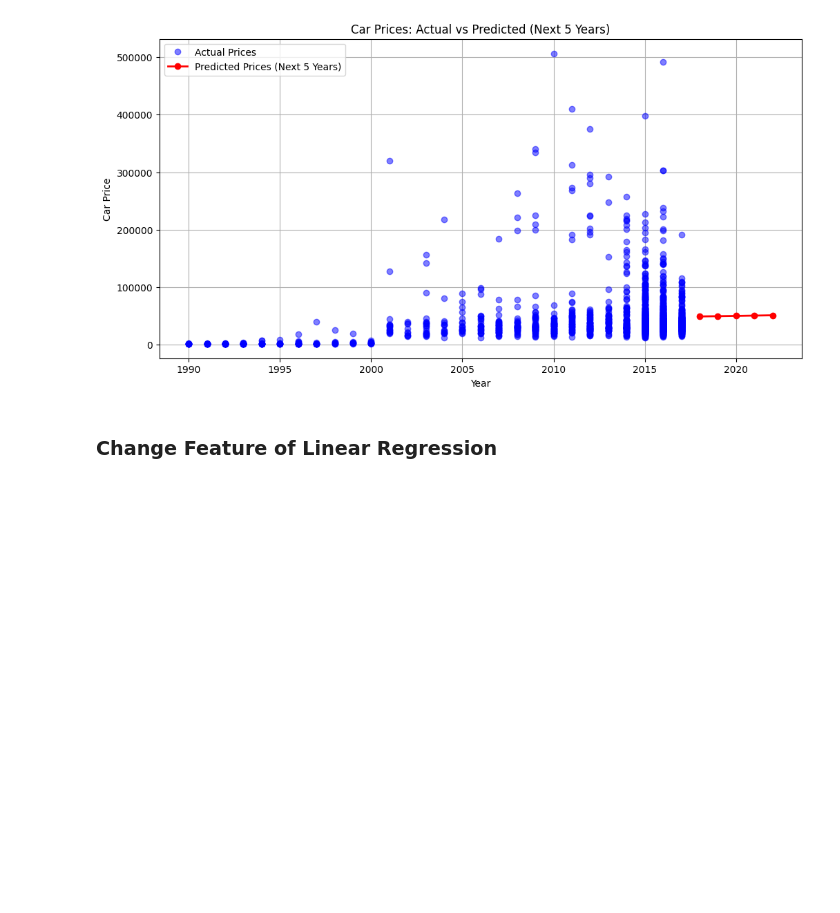
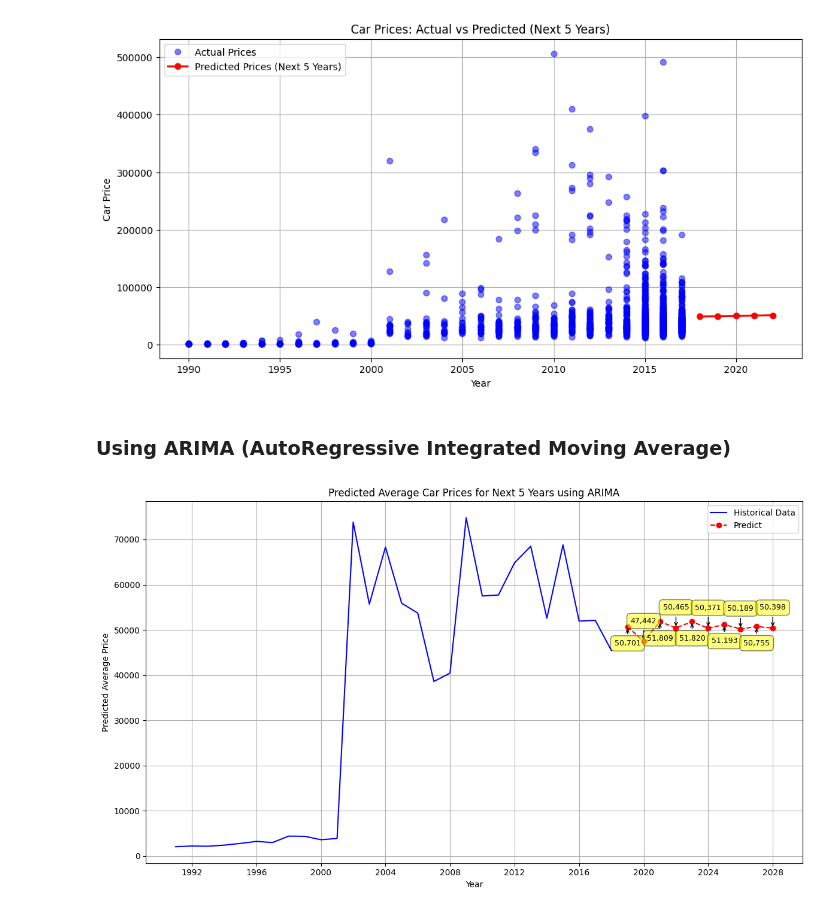
Before and after one commit to MukhlisMaulanaA/data-analytics-python, a Jupyter notebook: car-price.ipynb, the cells around one changed output. Saved outputs shown, nothing was run; the diff lists cells and outputs as text; code cells hidden in the pictures; blank space fills up the shorter version.

Commit message:
update: using ARIMA algorithm

```diff
--- a/car-price.ipynb
+++ b/car-price.ipynb
@@ -326,5 +326,3 @@ plt.grid(True)
 plt.show()
 # %% [output]
 [figure]
-# %% [markdown]
-### Change Feature of Linear Regression
@@ -359,0 +329,52 @@ print(f'R-squared: {r2}')
+# %% [markdown]
+### Using ARIMA (AutoRegressive Integrated Moving Average)
+# %%
+# Change dtype object to datetime %Y
+df_cleanup['year'] = pd.to_datetime(df_cleanup['year'], format='%Y')
+
+# Pilih data harga mobil dan urutkan berdasarkan tahun
+data = df_cleanup[['year', 'price']].sort_values(by='year')
+
+# Set 'year' sebagai indeks dan konversi ke format time series
+data.set_index('year', inplace=True)
+
+# Jika data memiliki interval waktu yang tidak konsisten, resample data
+data = data.resample('A').mean()  # 'A' untuk tahun
+
+# Fit model ARIMA
+model = ARIMA(data, order=(5, 1, 0))  # Order (p, d, q) dapat disesuaikan
+model_fit = model.fit()
+
+# Buat prediksi untuk 5 tahun ke depan
+forecast = model_fit.forecast(steps=10)
+
+# Buat list tahun masa depan
+future_years = [data.index[-1] + pd.DateOffset(years=i) for i in range(1, 11)]
+
+# Visualisasikan hasil
+plt.figure(figsize=(12, 7))
+plt.plot(data.index, data, label='Historical Data', color='blue')
+plt.plot(future_years, forecast, marker='o', linestyle='--', color='red', label='Predict')
+
+# Tambahkan nilai pada setiap titik forecast dengan posisi berselang-seling
+for i, year in enumerate(future_years):
+    y_offset = (-20 if i % 2 == 0 else 20)
+    plt.annotate(f'{forecast[i]:,.0f}',
+                  (year, forecast[i]),
+                  textcoords="offset points",
+                  xytext=(0, y_offset),
+                  ha='center',
+                  va='center' if i % 2 == 0 else 'bottom',
+                  fontsize=9,
+                  bbox=dict(boxstyle='round,pad=0.5', fc='yellow', alpha=0.5),
+                  arrowprops=dict(arrowstyle='->', connectionstyle='arc3,rad=0'))
+
+plt.xlabel('Year')
+plt.ylabel('Predicted Average Price')
+plt.title('Predicted Average Car Prices for Next 5 Years using ARIMA')
+plt.legend()
+plt.grid(True)
+plt.tight_layout()
+plt.show()
+# %% [output]
+[figure, added]
```
Also changed, not shown: parts of 1 cell of this notebook.
